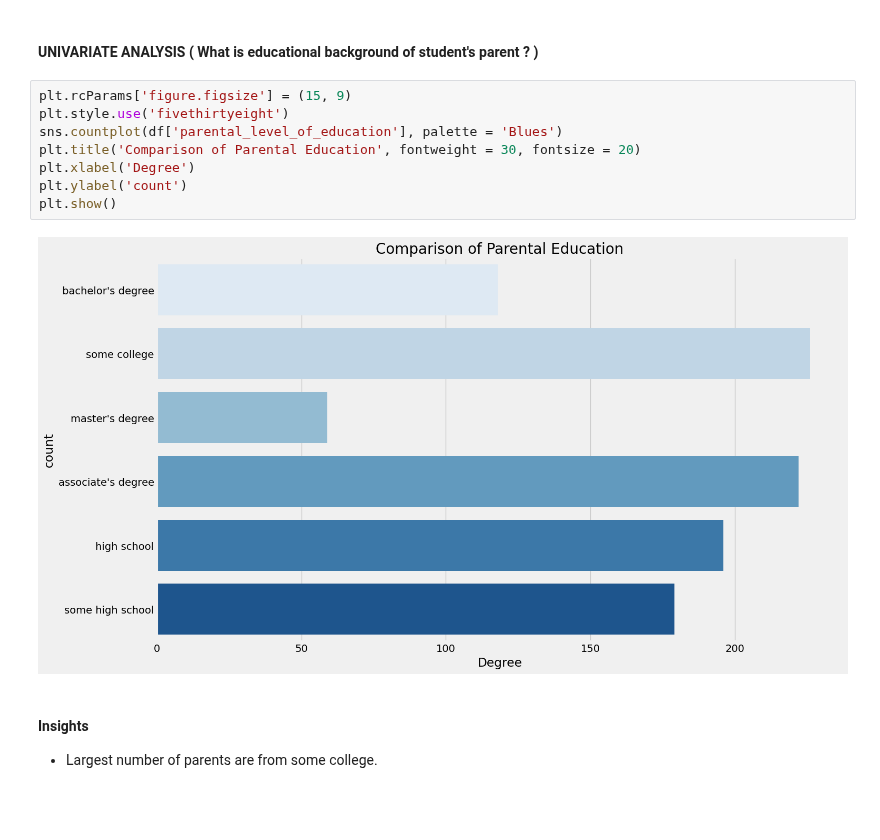
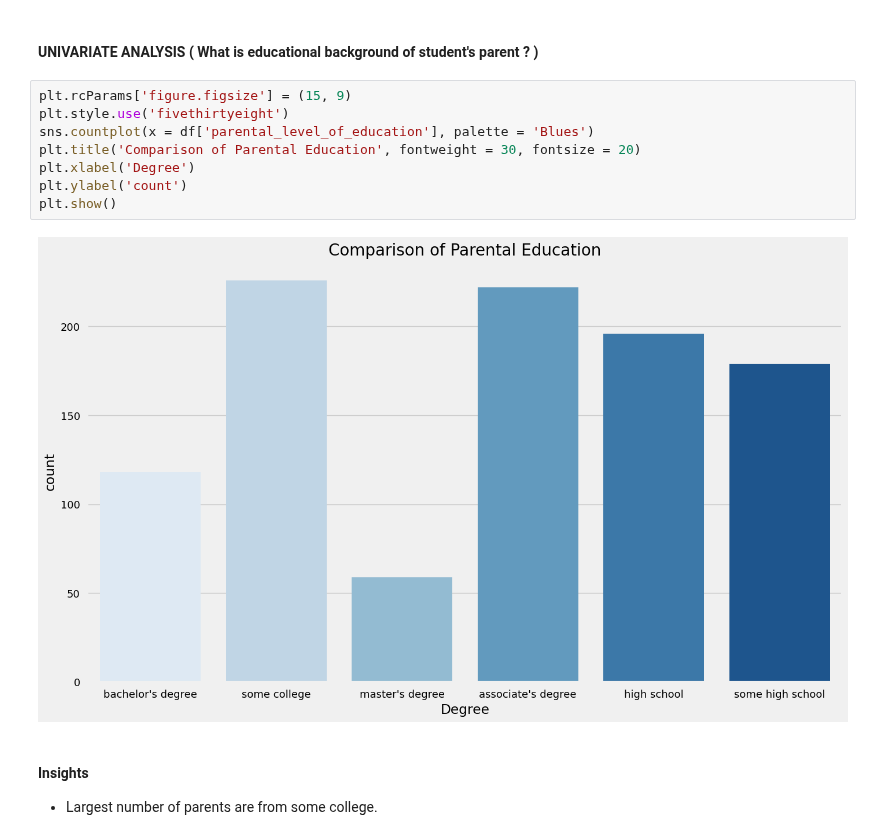
Before and after one commit to Suraj8267/mlproject, a Jupyter notebook: notebook/1 . EDA STUDENT PERFORMANCE .ipynb, the cells around one changed output. Drawn from its saved outputs; the diff is of its cells as text; blank space fills up the shorter version.

```diff
--- a/notebook/1 . EDA STUDENT PERFORMANCE .ipynb
+++ b/notebook/1 . EDA STUDENT PERFORMANCE .ipynb
@@ -587,13 +587,13 @@ for container in ax[2].containers:
 # %%
 plt.rcParams['figure.figsize'] = (15, 9)
 plt.style.use('fivethirtyeight')
-sns.countplot(df['parental_level_of_education'], palette = 'Blues')
+sns.countplot(x = df['parental_level_of_education'], palette = 'Blues')
 plt.title('Comparison of Parental Education', fontweight = 30, fontsize = 20)
 plt.xlabel('Degree')
 plt.ylabel('count')
 plt.show()
 # %% [output]
-[figure, old version]
+[figure, new version]
 # %% [markdown]
 #### Insights
 - Largest number of parents are from some college.
```
Also changed, not shown: parts of 1 cell of this notebook.
